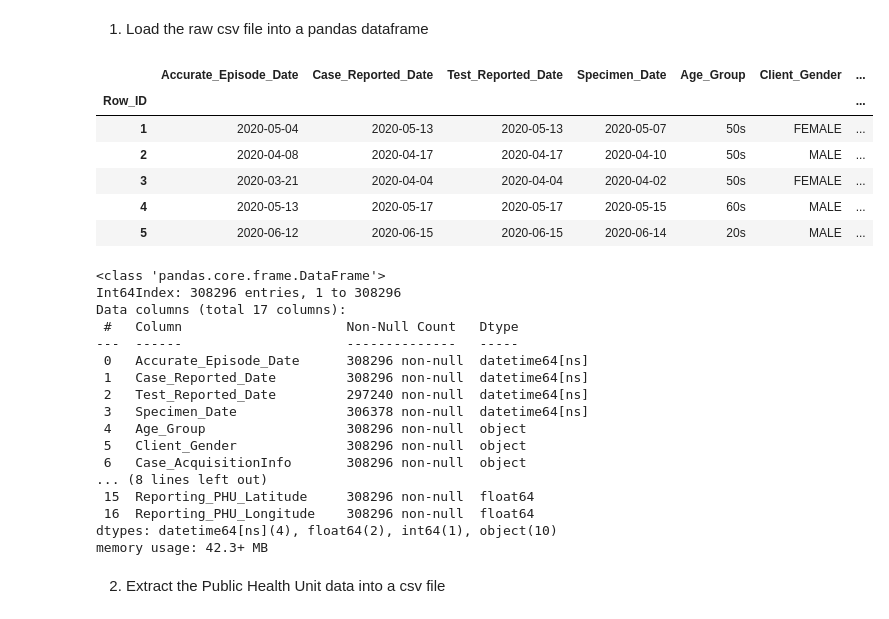
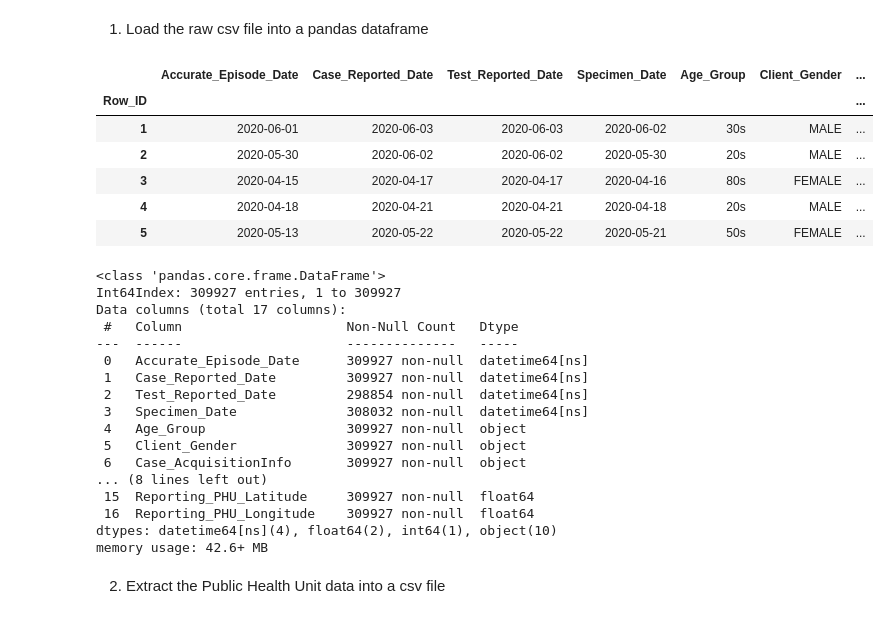
Before and after one commit to rkaunismaa/Covid19, a Jupyter notebook: conposcovidloc.ipynb, the cells around one changed output. Drawn from its saved outputs; the diff is of its cells as text; code cells hidden in the pictures.

```diff
--- a/conposcovidloc.ipynb
+++ b/conposcovidloc.ipynb
@@ -10,40 +10,41 @@ np.__version__, pd.__version__
 # %%
 # https://data.ontario.ca/dataset/confirmed-positive-cases-of-covid-19-in-ontario
 csvName = 'data/conposcovidloc-2021-02-23'
 csvName = 'data/conposcovidloc-2021-03-07'
+csvName = 'data/conposcovidloc-2021-03-08'
 rawDf = pd.read_csv(csvName + '.csv',
                   header=0,
                   index_col='Row_ID',
                   parse_dates=['Accurate_Episode_Date','Case_Reported_Date','Test_Reported_Date','Specimen_Date'])
 rawDf.head()
 # %% [output]
 |  | Accurate_Episode_Date | Case_Reported_Date | Test_Reported_Date | Specimen_Date | Age_Group | Client_Gender | ... |
 | Row_ID |  |  |  |  |  |  | ... |
-| 1 | 2020-05-04 | 2020-05-13 | 2020-05-13 | 2020-05-07 | 50s | FEMALE | ... |
-| 2 | 2020-04-08 | 2020-04-17 | 2020-04-17 | 2020-04-10 | 50s | MALE | ... |
-| 3 | 2020-03-21 | 2020-04-04 | 2020-04-04 | 2020-04-02 | 50s | FEMALE | ... |
-| 4 | 2020-05-13 | 2020-05-17 | 2020-05-17 | 2020-05-15 | 60s | MALE | ... |
-| 5 | 2020-06-12 | 2020-06-15 | 2020-06-15 | 2020-06-14 | 20s | MALE | ... |
+| 1 | 2020-06-01 | 2020-06-03 | 2020-06-03 | 2020-06-02 | 30s | MALE | ... |
+| 2 | 2020-05-30 | 2020-06-02 | 2020-06-02 | 2020-05-30 | 20s | MALE | ... |
+| 3 | 2020-04-15 | 2020-04-17 | 2020-04-17 | 2020-04-16 | 80s | FEMALE | ... |
+| 4 | 2020-04-18 | 2020-04-21 | 2020-04-21 | 2020-04-18 | 20s | MALE | ... |
+| 5 | 2020-05-13 | 2020-05-22 | 2020-05-22 | 2020-05-21 | 50s | FEMALE | ... |
 # %%
 rawDf.info()
 # %% [output]
 <class 'pandas.core.frame.DataFrame'>
-Int64Index: 308296 entries, 1 to 308296
+Int64Index: 309927 entries, 1 to 309927
 Data columns (total 17 columns):
  #   Column                     Non-Null Count   Dtype
 ---  ------                     --------------   -----
- 0   Accurate_Episode_Date      308296 non-null  datetime64[ns]
- 1   Case_Reported_Date         308296 non-null  datetime64[ns]
- 2   Test_Reported_Date         297240 non-null  datetime64[ns]
- 3   Specimen_Date              306378 non-null  datetime64[ns]
- 4   Age_Group                  308296 non-null  object
- 5   Client_Gender              308296 non-null  object
- 6   Case_AcquisitionInfo       308296 non-null  object
+ 0   Accurate_Episode_Date      309927 non-null  datetime64[ns]
+ 1   Case_Reported_Date         309927 non-null  datetime64[ns]
+ 2   Test_Reported_Date         298854 non-null  datetime64[ns]
+ 3   Specimen_Date              308032 non-null  datetime64[ns]
+ 4   Age_Group                  309927 non-null  object
+ 5   Client_Gender              309927 non-null  object
+ 6   Case_AcquisitionInfo       309927 non-null  object
 ... (8 lines left out)
- 15  Reporting_PHU_Latitude     308296 non-null  float64
- 16  Reporting_PHU_Longitude    308296 non-null  float64
+ 15  Reporting_PHU_Latitude     309927 non-null  float64
+ 16  Reporting_PHU_Longitude    309927 non-null  float64
 dtypes: datetime64[ns](4), float64(2), int64(1), object(10)
-memory usage: 42.3+ MB
+memory usage: 42.6+ MB
 # %%
 # https://www.geeksforgeeks.org/creating-a-sqlite-database-from-csv-with-python/
 
```
Also changed, not shown: parts of 5 cells of this notebook, 2 other files.
